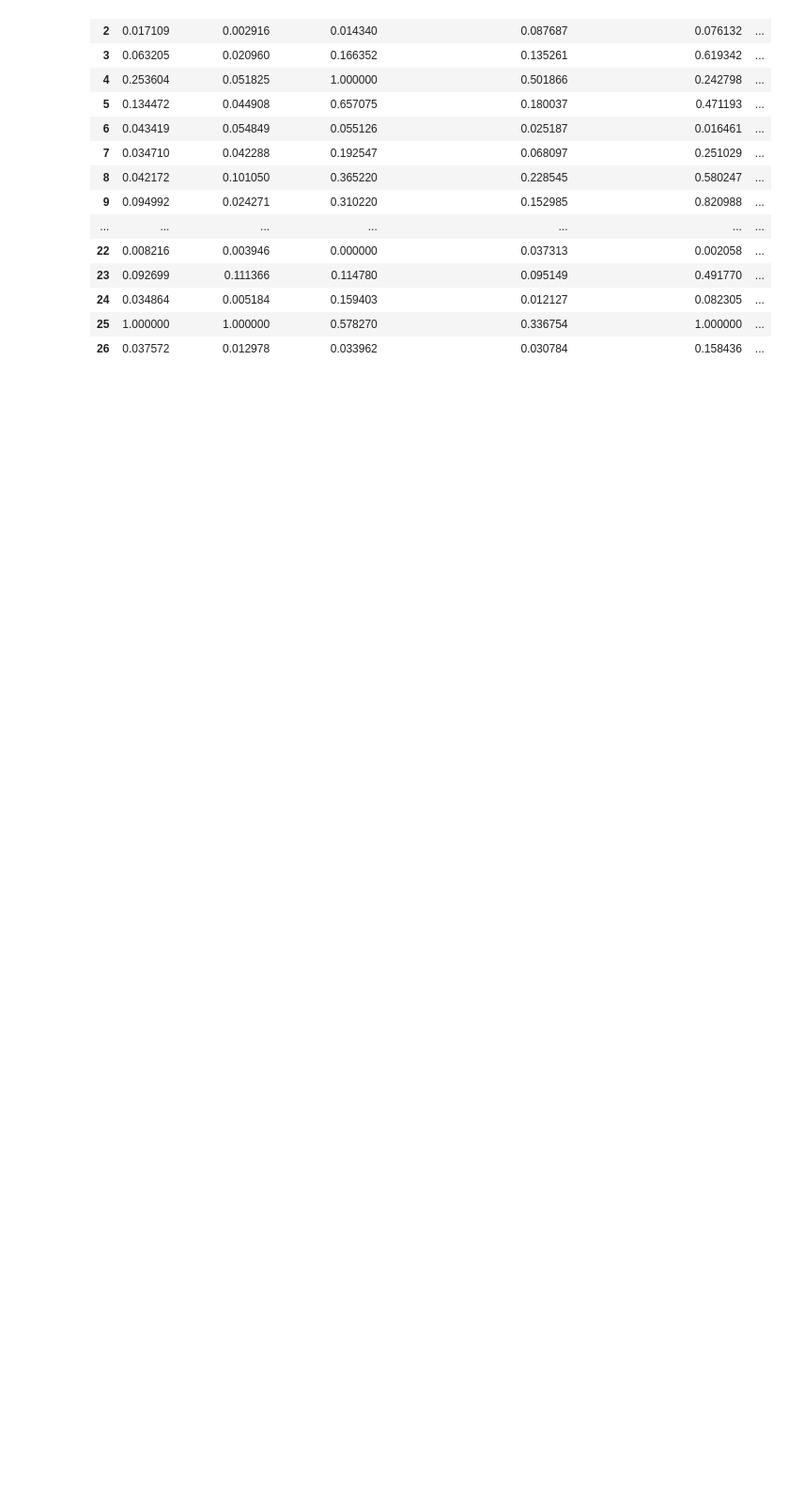
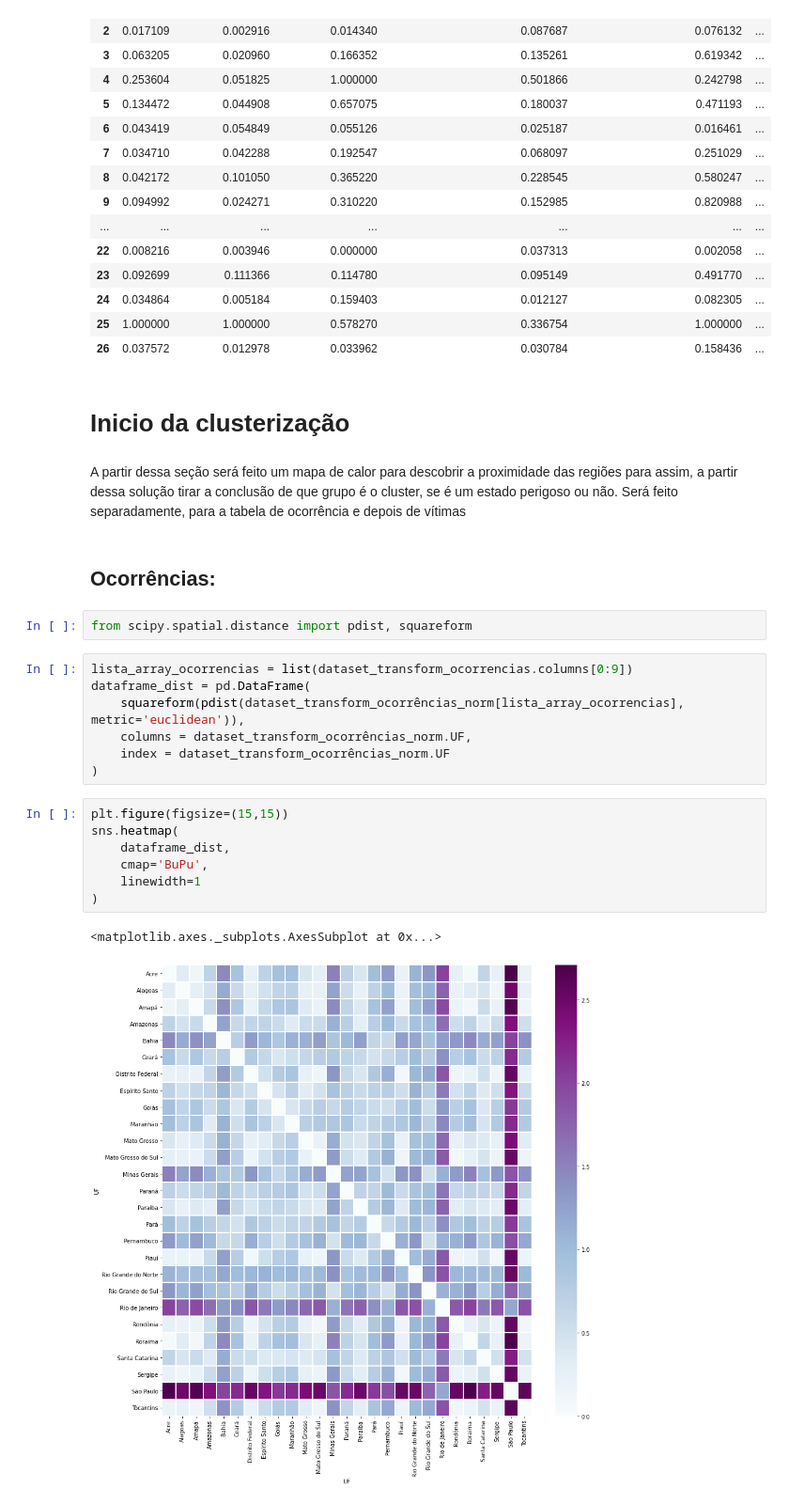
Before and after one commit to Aldo-1/Analise-de-dados-criminais, a Jupyter notebook: Analise.ipynb, the cells around one changed output. Shown at 94% size. Cells and saved outputs as stored; diff of their text form; blank space fills up the shorter version.

```diff
--- a/Analise.ipynb
+++ b/Analise.ipynb
@@ -217,3 +217,28 @@ dataset_transform_ocorrências_norm
 | 24 | 0.034864 | 0.005184 | 0.159403 | 0.012127 | 0.082305 | ... |
 | 25 | 1.000000 | 1.000000 | 0.578270 | 0.336754 | 1.000000 | ... |
 | 26 | 0.037572 | 0.012978 | 0.033962 | 0.030784 | 0.158436 | ... |
+# %% [markdown]
+<h1>Inicio da clusterização</h1>
+# %% [markdown]
+A partir dessa seção será feito um mapa de calor para descobrir a proximidade das regiões para assim, a partir dessa solução tirar a conclusão de que grupo é o cluster, se é um estado perigoso ou não. Será feito separadamente, para a tabela de ocorrência e depois de vítimas
+# %% [markdown]
+<h2>Ocorrências:</h2>
+# %%
+from scipy.spatial.distance import pdist, squareform
+# %%
+lista_array_ocorrencias = list(dataset_transform_ocorrencias.columns[0:9])
+dataframe_dist = pd.DataFrame(
+    squareform(pdist(dataset_transform_ocorrências_norm[lista_array_ocorrencias], metric='euclidean')),
+    columns = dataset_transform_ocorrências_norm.UF,
+    index = dataset_transform_ocorrências_norm.UF
+)
+# %%
+plt.figure(figsize=(15,15))
+sns.heatmap(
+    dataframe_dist,
+    cmap='BuPu',
+    linewidth=1
+)
+# %% [output]
+<matplotlib.axes._subplots.AxesSubplot at 0x...>
+[figure, added]
```
Also changed, not shown: parts of 39 cells of this notebook.
